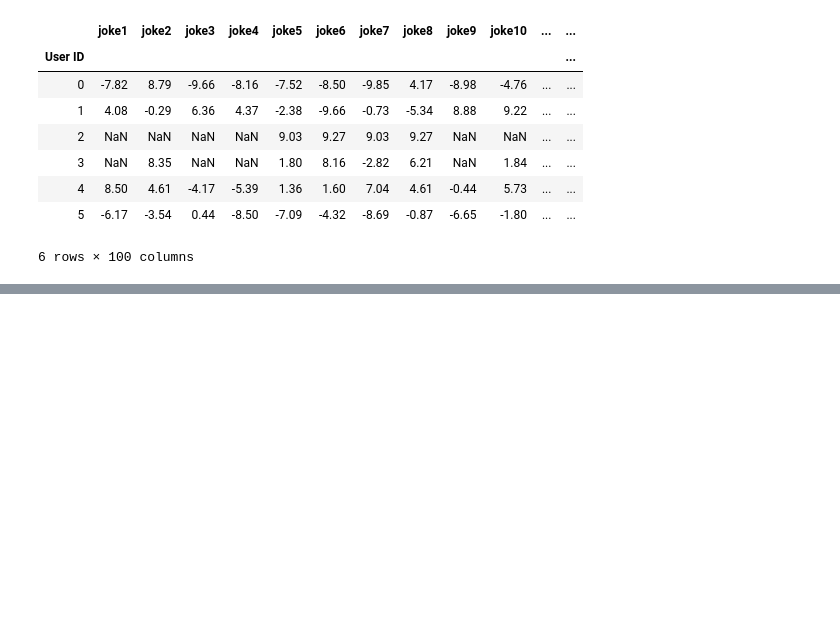
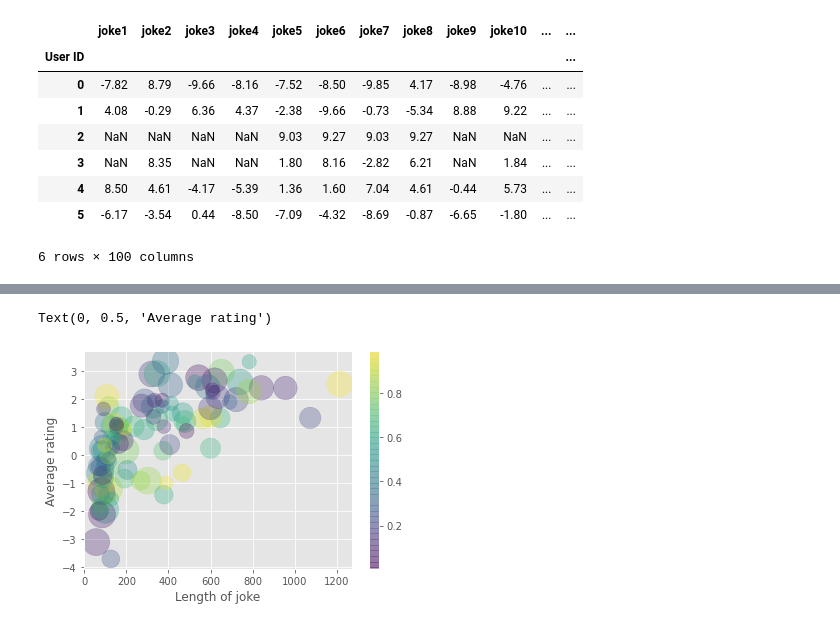
Before and after one commit to savitha-srinivasan/ECE-143-Project---Joke-recommendation-system, a Jupyter notebook: main_code.ipynb, the cells around one changed output, grey strips where cells are left out. Saved outputs shown, nothing was run; the diff lists cells and outputs as text; code cells hidden in the pictures; blank space fills up the shorter version.

```diff
--- a/main_code.ipynb
+++ b/main_code.ipynb
@@ -34,2 +63,21 @@ df.head(6)
+# %%
+def to_len(word):
+    return len(word)
+rng = np.random.RandomState(0)
+colors = rng.rand(100)
+joke_lens = list(map(to_len, joke_corpus))
+joke_rate_count = list(df.count())
+sizes = joke_rate_count
+for i in range(len(sizes)):
+        sizes[i]/=100
+fit = np.polyfit(np.array(joke_lens), np.array(avg_joke_rating), 3)
+plt.scatter(joke_lens, avg_joke_rating,c=colors, s=sizes, alpha=0.3,
+            cmap='viridis')
+plt.colorbar();
+plt.xlabel('Length of joke')
+plt.ylabel('Average rating')
+# %% [output]
+Text(0, 0.5, 'Average rating')
+[figure, added]
 # %%
 #normalization
```
Also changed, not shown: parts of 13 cells of this notebook, 11 other files.
